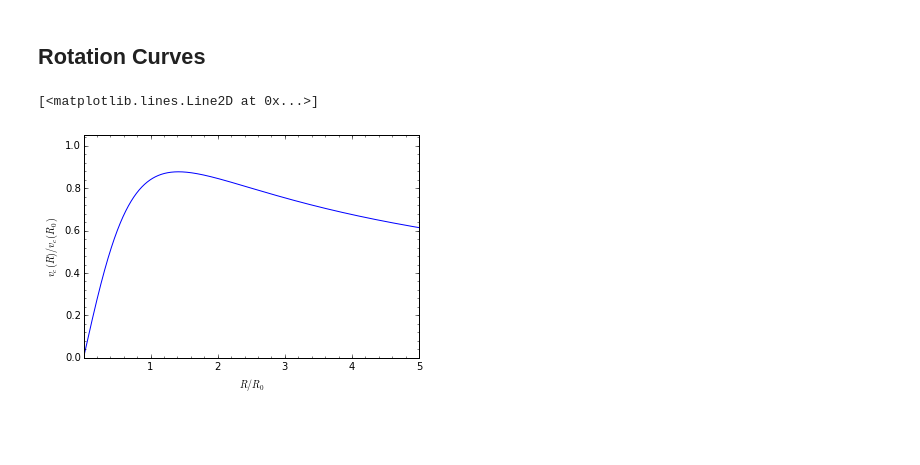
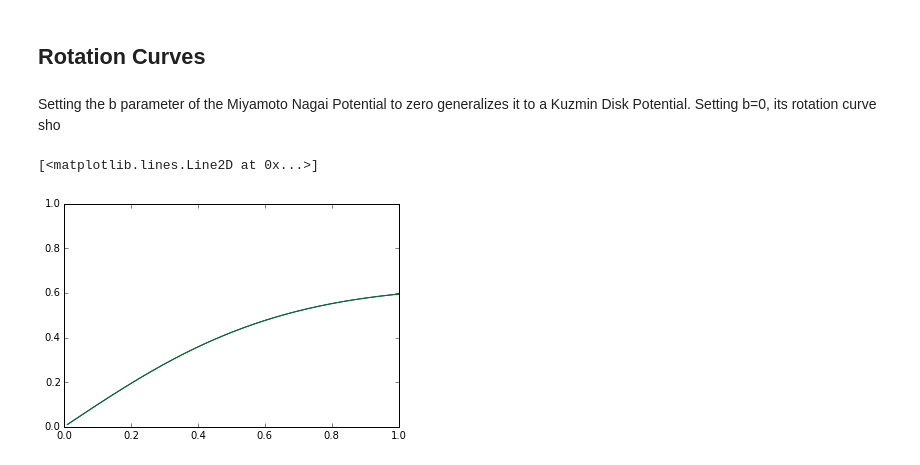
Before and after one commit to SeaifanAladdin/galpy-notebook, a Jupyter notebook: galpy/KuzminDiskPotential.ipynb, the cells around one changed output. Drawn from its saved outputs; the diff is of its cells as text; code cells hidden in the pictures; blank space fills up the shorter version.

Commit message:
Added Miyamoto Nagai Potential to the Rotation Curve section

```diff
--- a/galpy/KuzminDiskPotential.ipynb
+++ b/galpy/KuzminDiskPotential.ipynb
@@ -11,3 +9,7 @@ kd = KuzminDiskPotential(1., 1.)
+# %%
+a = 1.
+amp = 1.
+kd = KuzminDiskPotential(amp, a)
 # %%
 kd.plot()
 # %% [output]
@@ -20,8 +22,13 @@ $$-\frac{\partial \phi}{\partial R} = -\frac{amp}{\sqrt[3]{R^2 + (a + |z|)^2}} R
 $$-\frac{\partial \phi}{\partial z} = -\frac{amp}{\sqrt[3]{R^2 + (a + |z|)^2}} \frac{z}{|z|} (a + |z|)$$
 # %% [markdown]
 ## Rotation Curves
-# %%
-kd.plotRotcurve()
-# %% [output]
-[<matplotlib.lines.Line2D at 0x...>]
-[figure, removed]
+# %% [markdown]
+Setting the b parameter of the Miyamoto Nagai Potential to zero generalizes it to a Kuzmin Disk Potential. Setting b=0, its rotation curve sho
+# %%
+from galpy.potential import MiyamotoNagaiPotential, plotRotcurve
+mn = MiyamotoNagaiPotential(amp, a, 0.)
+mn.plotRotcurve(overplot=True)
+kd.plotRotcurve(overplot=True)
+# %% [output]
+[<matplotlib.lines.Line2D at 0x...>]
+[figure, added]
```
Also changed, not shown: parts of 1 cell of this notebook.
